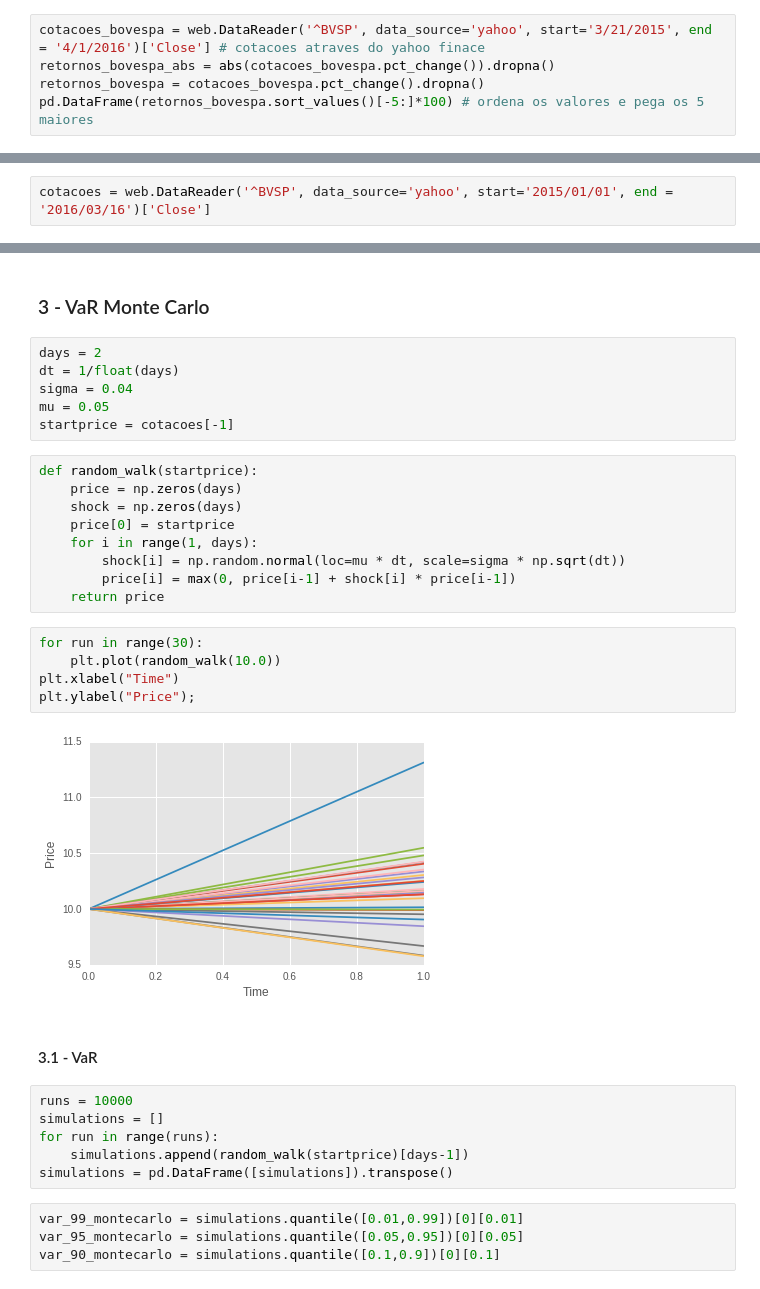
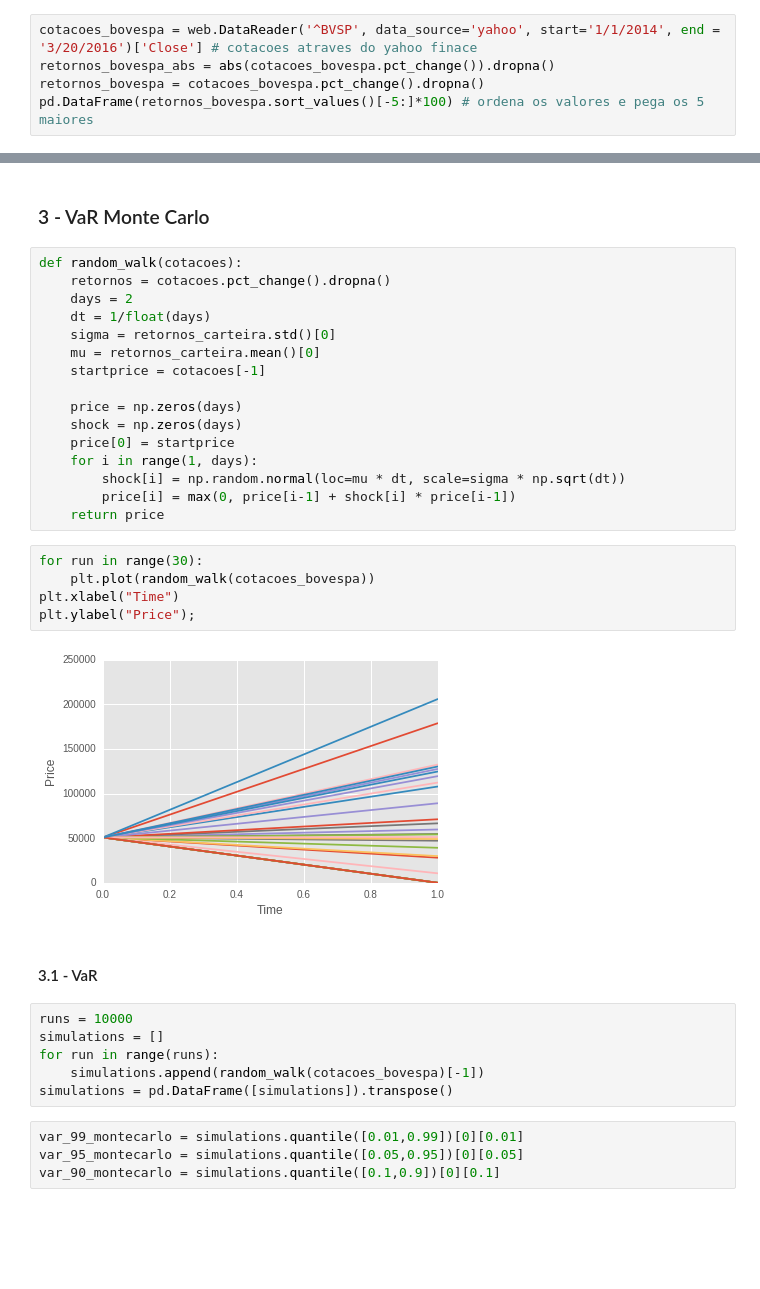
Before and after one commit to helderrezende/TCC, a Jupyter notebook: TCC Helder.ipynb, the cells around one changed output, grey strips where cells are left out. Saved outputs shown, nothing was run; the diff lists cells and outputs as text; blank space fills up the shorter version.

```diff
--- a/TCC Helder.ipynb
+++ b/TCC Helder.ipynb
@@ -41,5 +46,5 @@ len(web.DataReader('^BVSP', data_source='yahoo', start='1/1/2014', end = '3/20/2
 # %%
-cotacoes_bovespa = web.DataReader('^BVSP', data_source='yahoo', start='3/21/2015', end = '4/1/2016')['Close'] # cotacoes atraves do yahoo finace
+cotacoes_bovespa = web.DataReader('^BVSP', data_source='yahoo', start='1/1/2014', end = '3/20/2016')['Close'] # cotacoes atraves do yahoo finace
 retornos_bovespa_abs = abs(cotacoes_bovespa.pct_change()).dropna()
 retornos_bovespa = cotacoes_bovespa.pct_change().dropna()
 pd.DataFrame(retornos_bovespa.sort_values()[-5:]*100) # ordena os valores e pega os 5 maiores
@@ -168,5 +177,3 @@ Kupiec
 | 0.010 | 90% | 16<N<36 | 38<N<65 | 81<N<120 |
 # %% [markdown]
 ### 1 - VaR histórico
-# %%
-cotacoes = web.DataReader('^BVSP', data_source='yahoo', start='2015/01/01', end = '2016/03/16')['Close']
@@ -465,14 +469,15 @@ pd.DataFrame([count90,count95,count99] , index = ["VaR 90","VaR 95","VaR 99"], c
 | VaR 99 | 3 |
 # %% [markdown]
 ### 3 - VaR Monte Carlo
-# %%
-days = 2
-dt = 1/float(days)
-sigma = 0.04
-mu = 0.05
-startprice = cotacoes[-1]
 # %%
-def random_walk(startprice):
+def random_walk(cotacoes):
+    retornos = cotacoes.pct_change().dropna()
+    days = 2
+    dt = 1/float(days)
+    sigma = retornos_carteira.std()[0]
+    mu = retornos_carteira.mean()[0]
+    startprice = cotacoes[-1]
+
     price = np.zeros(days)
     shock = np.zeros(days)
     price[0] = startprice
@@ -482,18 +487,18 @@ def random_walk(startprice):
     return price
 # %%
 for run in range(30):
-    plt.plot(random_walk(10.0))
+    plt.plot(random_walk(cotacoes_bovespa))
 plt.xlabel("Time")
 plt.ylabel("Price");
 # %% [output]
-[figure, old version]
+[figure, new version]
 # %% [markdown]
 #### 3.1 - VaR
 # %%
 runs = 10000
 simulations = []
 for run in range(runs):
-    simulations.append(random_walk(startprice)[days-1])
+    simulations.append(random_walk(cotacoes_bovespa)[-1])
 simulations = pd.DataFrame([simulations]).transpose()
 # %%
 var_99_montecarlo = simulations.quantile([0.01,0.99])[0][0.01]
```
Also changed, not shown: parts of 79 cells of this notebook, 1 other file.
